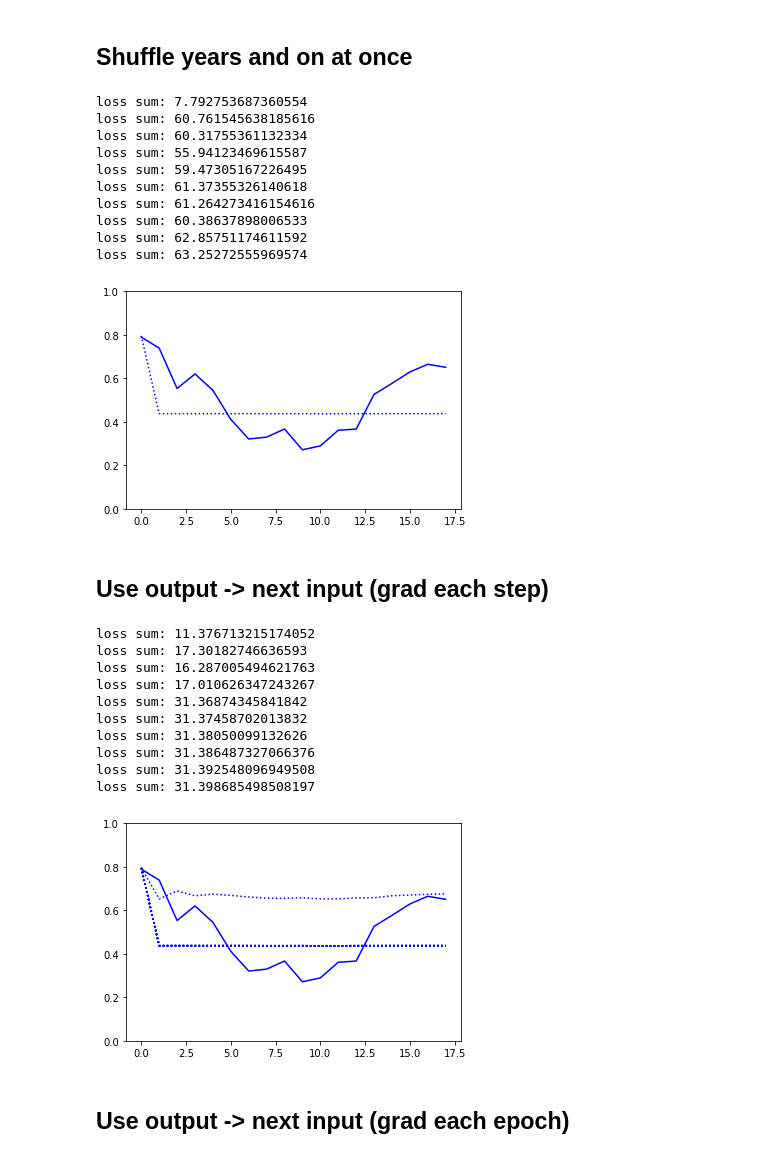
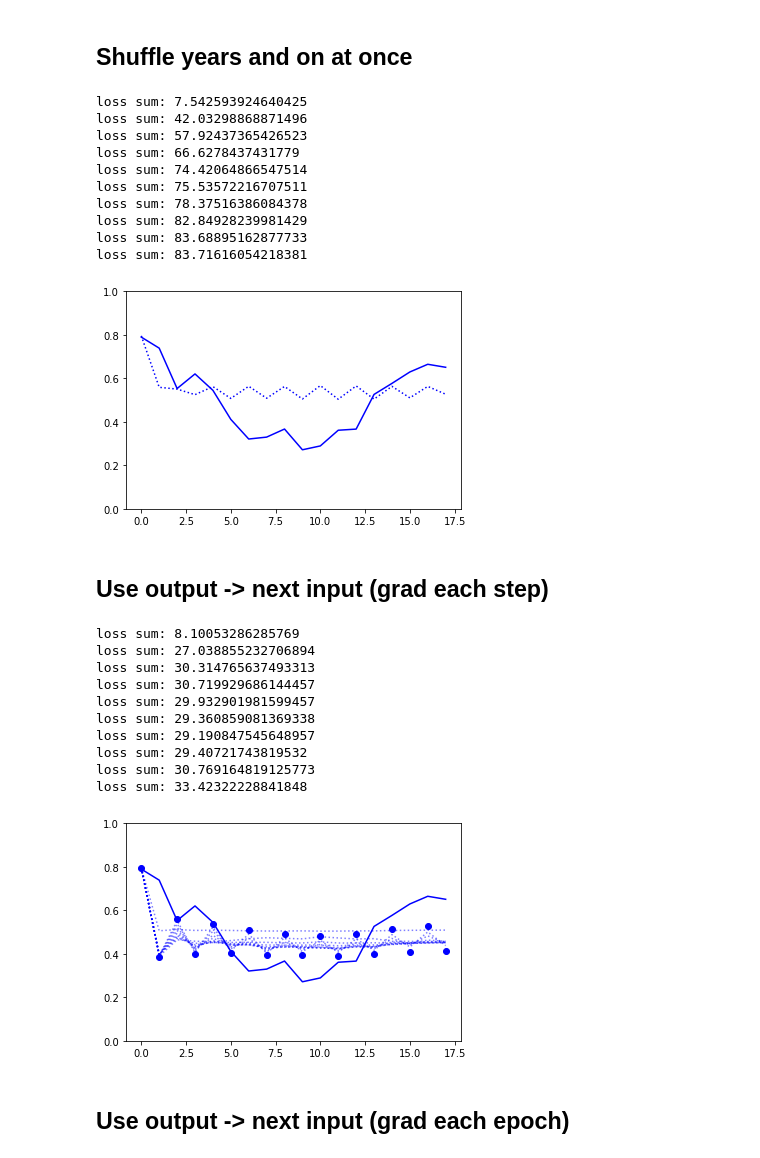
Before and after one commit to MarBry111/Forecast_Election_Poland, a Jupyter notebook: Model_II.ipynb, the cells around one changed output. Drawn from its saved outputs; the diff is of its cells as text; code cells hidden in the pictures.

Commit message:
udpate models

```diff
--- a/Model_II.ipynb
+++ b/Model_II.ipynb
@@ -126,7 +126,10 @@ for y in range(pool_data_middle.shape[0]-1):
         neigh = neighbours[lo.name.lower()]
         avg_n = [pool_d[y].loc[n.upper()][0]/pool_d[y].loc[n.upper()].sum() for n in neigh]
         avg_n = sum(avg_n)/len(neigh)
-        tmp_x.append([lo[0]/lo.sum(), avg_n, 1])
+
+        p = pool_data_middle['Blue'].values[y]
+
+        tmp_x.append([lo[0]/lo.sum(), avg_n, p])
     X.append(tmp_x)
 # %%
 X = np.array(X)
@@ -358,63 +361,57 @@ plt.plot(pool_data_middle['Blue'].values[1:],'b')
 plt.ylim(0,1)
 plt.show()
 # %% [output]
-loss sum: 7.792753687360554
-loss sum: 60.761545638185616
-loss sum: 60.31755361132334
-loss sum: 55.94123469615587
-loss sum: 59.47305167226495
-loss sum: 61.37355326140618
-loss sum: 61.264273416154616
-loss sum: 60.38637898006533
-loss sum: 62.85751174611592
-loss sum: 63.25272555969574
+loss sum: 7.542593924640425
+loss sum: 42.03298868871496
+loss sum: 57.92437365426523
+loss sum: 66.6278437431779
+loss sum: 74.42064866547514
+loss sum: 75.53572216707511
+loss sum: 78.37516386084378
+loss sum: 82.84928239981429
+loss sum: 83.68895162877733
+loss sum: 83.71616054218381
-[figure, old version]
+[figure, new version]
 # %% [markdown]
 ## Use output -> next input (grad each step)
 # %%
 a_step = np.random.rand(X.shape[1],X.shape[2])-0.5
 for epoch in range(10**3):
     loss_p = 0
     y = Y[0]
     for i in range(X.shape[0]):
-        xi = prepare_input(y)
+        xi = prepare_input(y,year=i)
         y = model_percent(a_step,xi)
 
         grad = grad_percent(a_step,xi,Y[i])#.reshape(18,16,3)
         #grad = np.sum(grad, axis=0)
         a_step = a_step - step*grad
 
         loss_p += np.sum((model_percent(a_step,xi) - Y[i].reshape(-1,1))**2)
 
     if epoch%100==0:
         print('loss sum:',loss_p)
-        n = epoch//(100)
-        if(n<9):
-            l, o = model(a_all,X,Y)
-            plt.plot(np.mean(o,1),'b:')
-            #arr[i,n] = np.mean(o,1).reshape(-1)
-            #ax[n//3,n%3].plot(np.mean(o,1),'b--')
-            #ax[n//3,n%3].plot(pool_data_middle['Blue'].values[1:],'b')
-            #ax[n//3,n%3].set_ylim(0,1)
+        l, o = model(a_step,X,Y)
+        plt.plot(np.mean(o,1),'b:', alpha=0.5)
 
 l, o = model(a_step,X,Y)
-plt.plot(np.mean(o,1),'b:')
+plt.plot(np.mean(o,1),'bo')
 
 plt.plot(pool_data_middle['Blue'].values[1:],'b')
 plt.ylim(0,1)
 plt.show()
 # %% [output]
-loss sum: 11.376713215174052
-loss sum: 17.30182746636593
-loss sum: 16.287005494621763
-loss sum: 17.010626347243267
-loss sum: 31.36874345841842
-loss sum: 31.37458702013832
-loss sum: 31.38050099132626
-loss sum: 31.386487327066376
-loss sum: 31.392548096949508
-loss sum: 31.398685498508197
+loss sum: 8.10053286285769
+loss sum: 27.038855232706894
+loss sum: 30.314765637493313
+loss sum: 30.719929686144457
+loss sum: 29.932901981599457
+loss sum: 29.360859081369338
+loss sum: 29.190847545648957
+loss sum: 29.40721743819532
+loss sum: 30.769164819125773
+loss sum: 33.42322228841848
-[figure, old version]
+[figure, new version]
 # %% [markdown]
 ## Use output -> next input (grad each epoch)
 # %%
```
Also changed, not shown: parts of 5 cells of this notebook, 4 other files.
